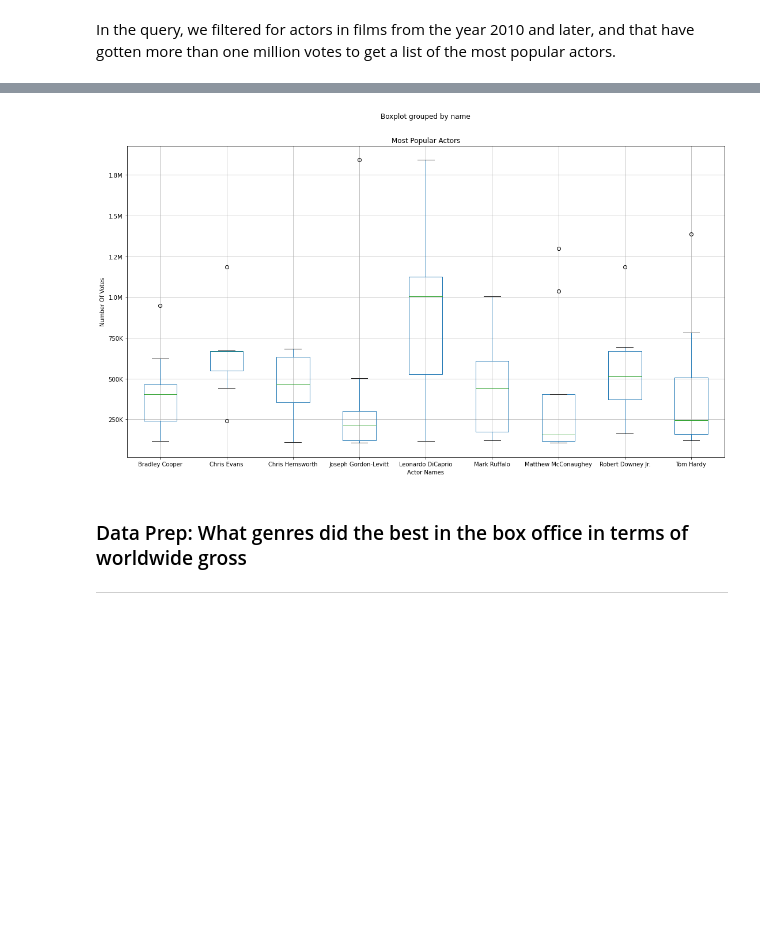
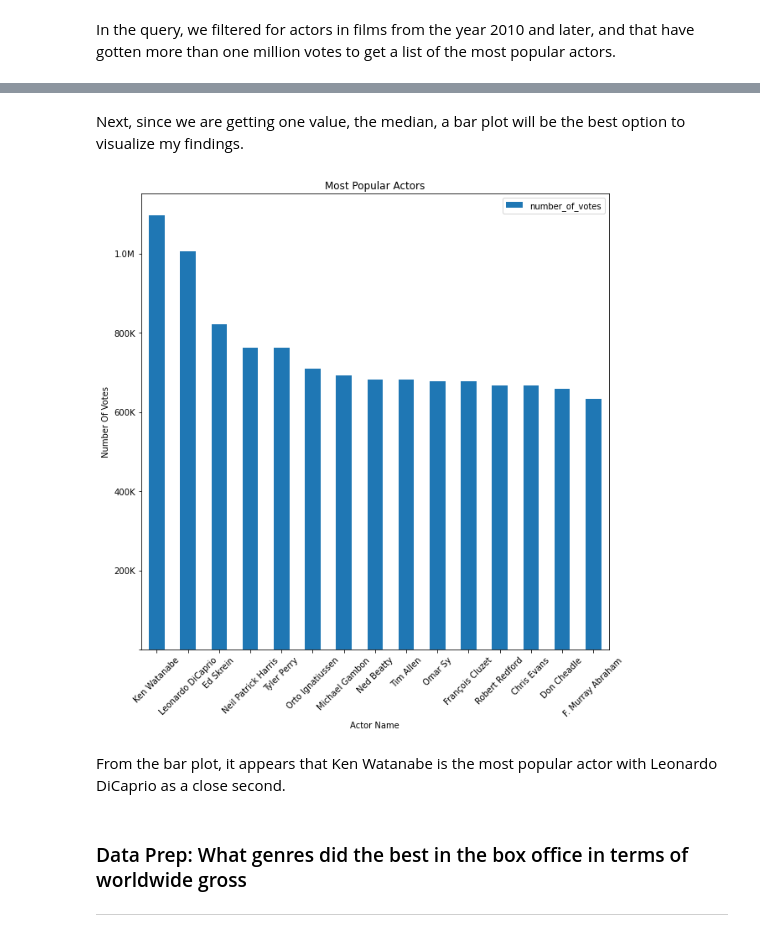
Before and after one commit to MHolthouser1024/Microsoft-Movie-Analysis, a Jupyter notebook: movie_analysis.ipynb, the cells around one changed output, grey strips where cells are left out. Saved outputs shown, nothing was run; the diff lists cells and outputs as text; code cells hidden in the pictures; blank space fills up the shorter version.

```diff
--- a/movie_analysis.ipynb
+++ b/movie_analysis.ipynb
@@ -314,0 +277,2 @@ Now I will visualize the filtered_directors dataframe. It is no surprise that Ch
+# %%
+top_fifteen_dir = dir_nm.head(15)
@@ -315,6 +281,12 @@ Now I will visualize the filtered_directors dataframe. It is no surprise that Ch
 # %%
-ax1 = filtered_directors.boxplot(column='number_of_votes', by='name', figsize=(18,10))
-ax1.set(ylabel = 'Number Of Votes', xlabel = 'Director Names')
+ax1=top_fifteen_dir.plot.bar(x='name', y='number_of_votes', figsize=(10,10))
+
+ax1.set(ylabel = 'Number Of Votes', xlabel = 'Director Name')
 ax1.set_title('Most Popular Directors')
-ax1.yaxis.set_major_formatter(format_num);
+
+##rotate x-axis to a 45 degree angle
+for label in ax1.xaxis.get_ticklabels():
+    label.set_rotation(45)
+
+ax1.yaxis.set_major_formatter(format_num)
 # %% [output]
@@ -391,0 +322,4 @@ In the boxplot, we have narrowed down the list of actors to nine total by only a
+# %%
+act_nm = actors.groupby(actors['name'])\
+                  ['number_of_votes'].median().sort_values(ascending=False).reset_index()
+act_nm.head(15)
@@ -392,10 +343,22 @@ In the boxplot, we have narrowed down the list of actors to nine total by only a
+# %%
+top_fifteen_act = act_nm.head(15)
+# %% [markdown]
+Next, since we are getting one value, the median, a bar plot will be the best option to visualize my findings.
 # %%
-ax2 = filtered_actors.boxplot(column='number_of_votes', by='name', figsize=(18,10))
-ax2.set(ylabel = 'Number Of Votes', xlabel = 'Actor Names')
+ax2=top_fifteen_act.plot.bar(x='name', y='number_of_votes', figsize=(10,10))
+
+ax2.set(ylabel = 'Number Of Votes', xlabel = 'Actor Name')
 ax2.set_title('Most Popular Actors')
-ax2.yaxis.set_major_formatter(format_num);
+
+##rotate x-axis to a 45 degree angle
+for label in ax2.xaxis.get_ticklabels():
+    label.set_rotation(45)
+
+ax2.yaxis.set_major_formatter(format_num)
 # %% [output]
-[figure, old version]
+[figure, new version]
+# %% [markdown]
+From the bar plot, it appears that Ken Watanabe is the most popular actor with Leonardo DiCaprio as a close second.
 # %% [markdown]
 ### Data Prep: What genres did the best in the box office in terms of worldwide gross
 ---
```
Also changed, not shown: parts of 41 cells of this notebook.
